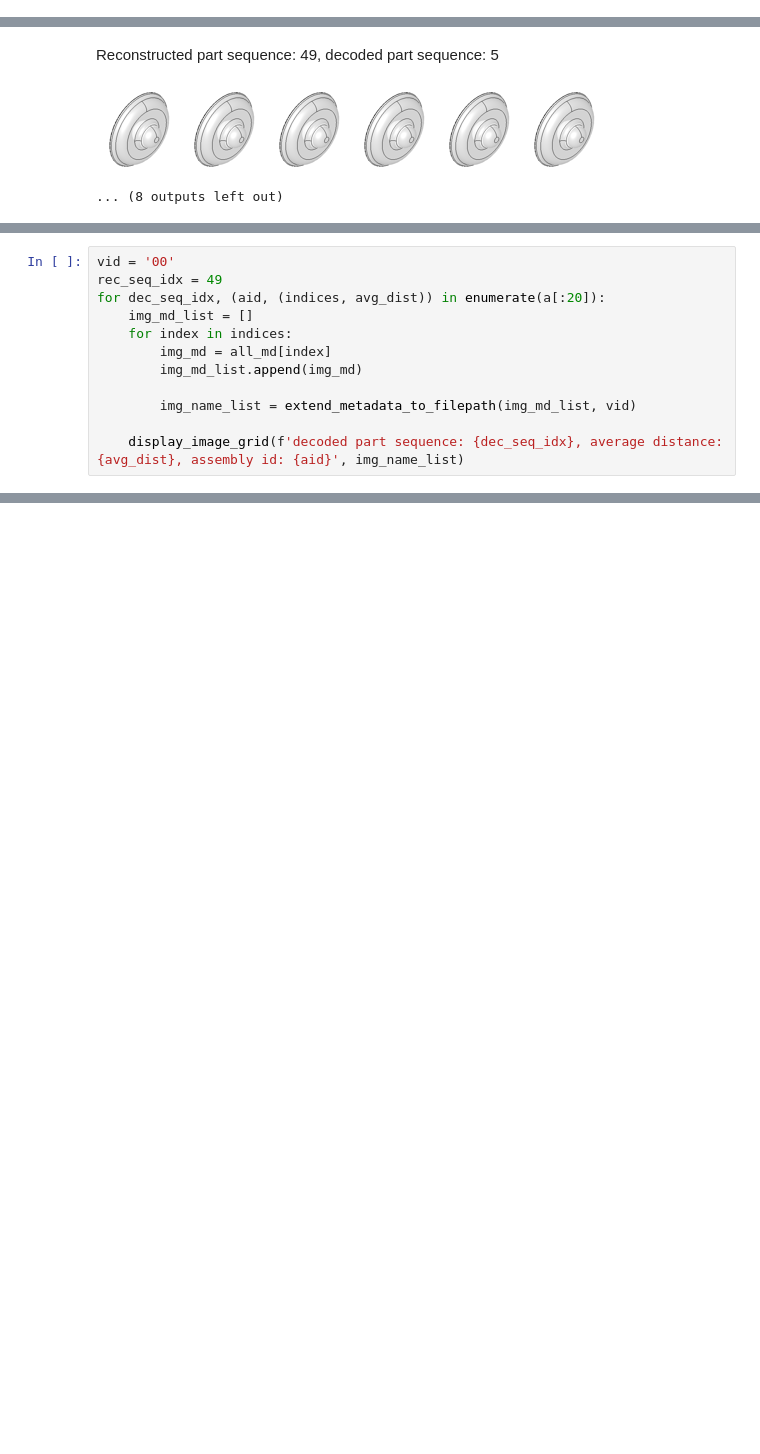
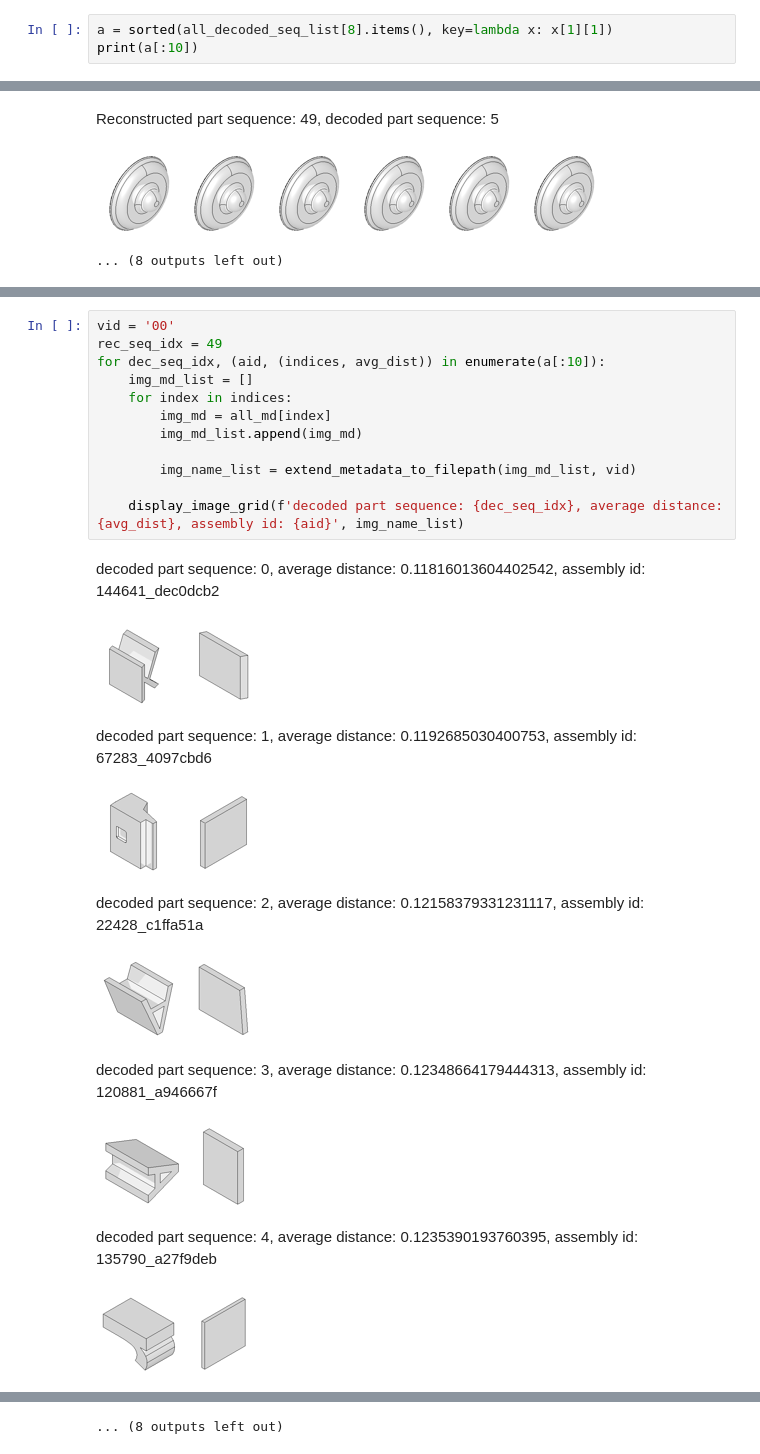
Before and after one commit to gymbeijing/mechanism-identification-public, a Jupyter notebook: search_parts.ipynb, the cells around one changed output, grey strips where cells are left out. Cells and saved outputs as stored; diff of their text form; blank space fills up the shorter version.

```diff
--- a/search_parts.ipynb
+++ b/search_parts.ipynb
@@ -240,0 +275,3 @@ print(aid_to_part_indice_map)
+# %%
+a = sorted(all_decoded_seq_list[8].items(), key=lambda x: x[1][1])
+print(a[:10])
@@ -382,12 +443,0 @@ for res in a:
-# %%
-vid = '00'
-rec_seq_idx = 49
-for dec_seq_idx, (aid, (indices, avg_dist)) in enumerate(a[:20]):
-    img_md_list = []
-    for index in indices:
-        img_md = all_md[index]
-        img_md_list.append(img_md)
-
-        img_name_list = extend_metadata_to_filepath(img_md_list, vid)
-
-    display_image_grid(f'decoded part sequence: {dec_seq_idx}, average distance: {avg_dist}, assembly id: {aid}', img_name_list)
@@ -407,0 +454,23 @@ decoded part sequence: 5, average distance: 0.22908712923526764, assembly id: 24
+# %%
+vid = '00'
+rec_seq_idx = 49
+for dec_seq_idx, (aid, (indices, avg_dist)) in enumerate(a[:10]):
+    img_md_list = []
+    for index in indices:
+        img_md = all_md[index]
+        img_md_list.append(img_md)
+
+        img_name_list = extend_metadata_to_filepath(img_md_list, vid)
+
+    display_image_grid(f'decoded part sequence: {dec_seq_idx}, average distance: {avg_dist}, assembly id: {aid}', img_name_list)
+# %% [output]
+decoded part sequence: 0, average distance: 0.11816013604402542, assembly id: 144641_dec0dcb2
+[figure, added]
+decoded part sequence: 1, average distance: 0.1192685030400753, assembly id: 67283_4097cbd6
+[figure, added]
+decoded part sequence: 2, average distance: 0.12158379331231117, assembly id: 22428_c1ffa51a
+[figure, added]
+decoded part sequence: 3, average distance: 0.12348664179444313, assembly id: 120881_a946667f
+[figure, added]
+decoded part sequence: 4, average distance: 0.1235390193760395, assembly id: 135790_a27f9deb
+[figure, added]
@@ -407,0 +479 @@ decoded part sequence: 5, average distance: 0.22908712923526764, assembly id: 24
+... (8 outputs left out)
```
Also changed, not shown: parts of 23 cells of this notebook.
